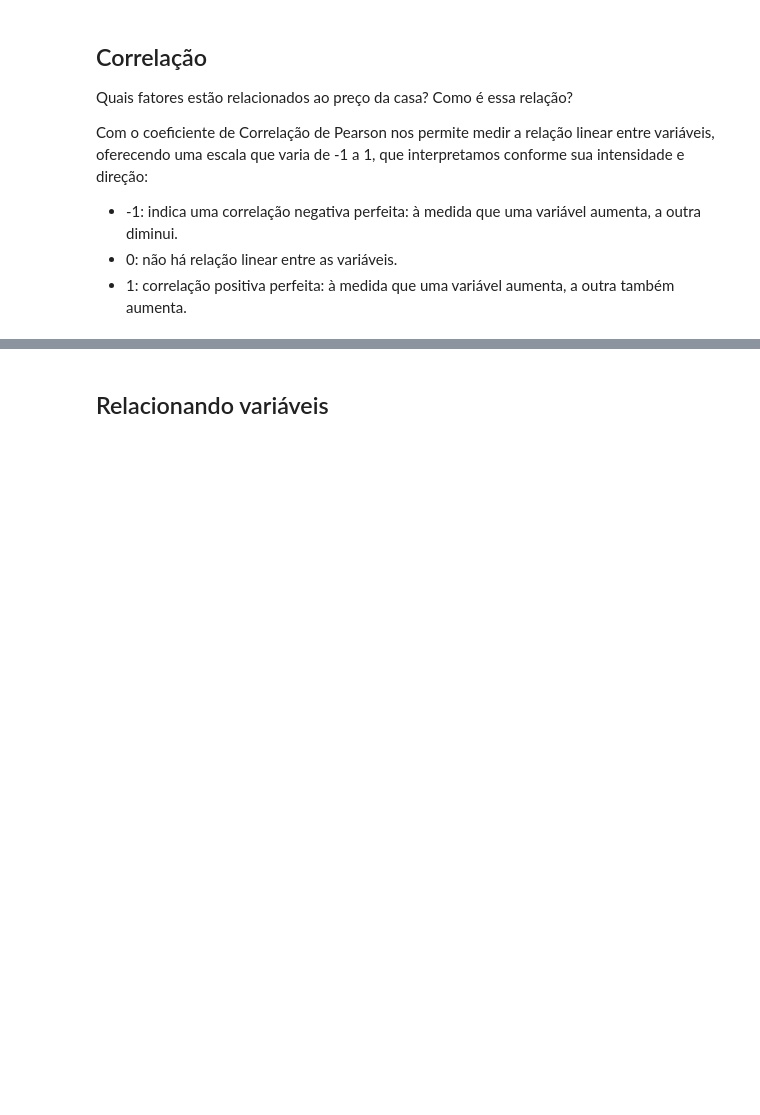
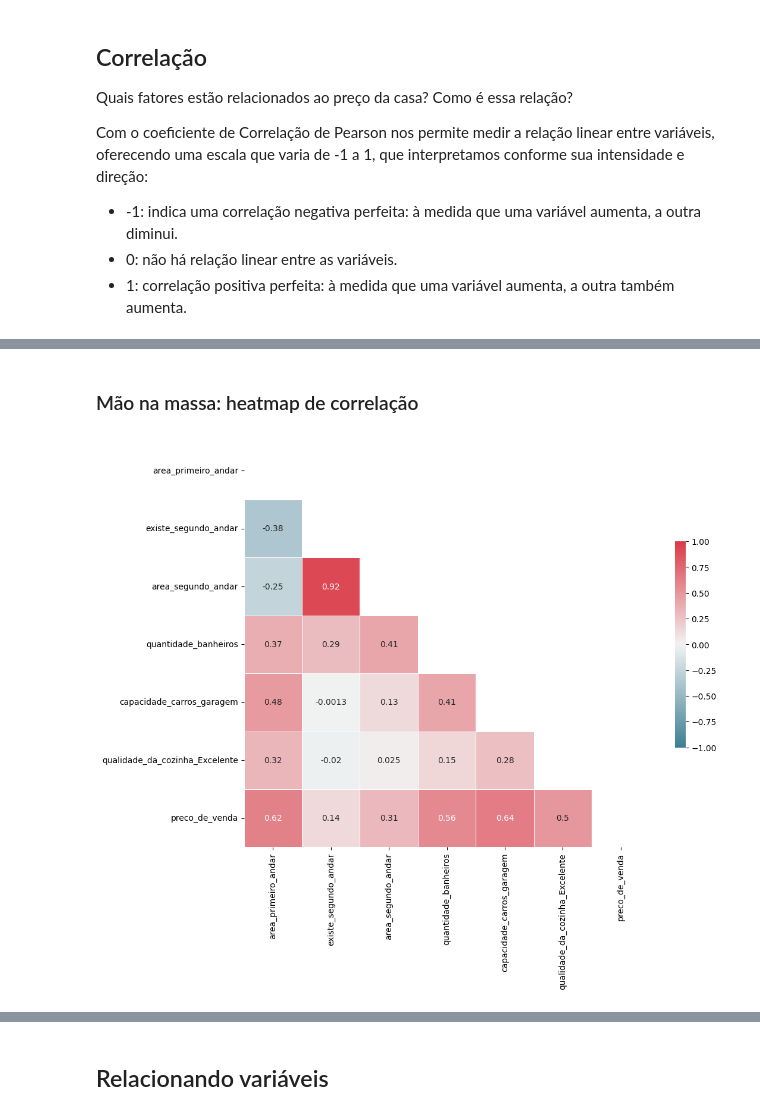
Before and after one commit to mauricioaalmeida/ONE-ML, a Jupyter notebook: [Aula_1]_Preços_de_Imóveis_Utilizando_Regressão_Linear.ipynb, the cells around one changed output, grey strips where cells are left out. Drawn from its saved outputs; the diff is of its cells as text; code cells hidden in the pictures; blank space fills up the shorter version.

```diff
--- a/[Aula_1]_Preços_de_Imóveis_Utilizando_Regressão_Linear.ipynb
+++ b/[Aula_1]_Preços_de_Imóveis_Utilizando_Regressão_Linear.ipynb
@@ -21,0 +27,5 @@ Base de dados simplificada e inspirada em [House Prices](https://www.kaggle.com/
+# %%
+#Lendo dados
+url = 'https://raw.githubusercontent.com/mauricioaalmeida/ONE-ML/refs/heads/main/data/Pre%C3%A7os_de_casas.csv'
+dados = pd.read_csv(url)
+dados. info()
@@ -24,3 +62,5 @@ Base de dados simplificada e inspirada em [House Prices](https://www.kaggle.com/
+# %%
+dados = dados.drop(columns='Id')
 # %% [markdown]
 ## Correlação
 
@@ -33,3 +73,5 @@ Com o coeficiente de Correlação de Pearson nos permite medir a relação linea
 * 1: correlação positiva perfeita: à medida que uma variável aumenta, a outra também aumenta.
 # %%
 # Correlação
+corr =dados.corr()
+corr
@@ -38,0 +102,22 @@ Com o coeficiente de Correlação de Pearson nos permite medir a relação linea
+# %% [markdown]
+### Mão na massa: heatmap de correlação
+# %%
+# Quais fatores estão mais correlacionados?
+
+# Gerar uma máscara para o triângulo superior
+mascara = np.zeros_like(corr, dtype=bool)
+mascara[np.triu_indices_from(mascara)] = True
+
+# Configurar a figura do matplotlib
+f, ax = plt.subplots(figsize=(11, 9))
+
+# Gerar o mapa de calor (heatmap)
+cmap = sns.diverging_palette(220, 10, as_cmap=True)
+
+sns.heatmap(corr, mask=mascara, cmap=cmap, vmax=1, vmin=-1, center=0,
+            square=True, linewidths=.5, annot=True, cbar_kws={"shrink": .5})
+
+# Exibir o mapa de calor (heatmap)
+plt.show()
+# %% [output]
+[figure, added]
```
Also changed, not shown: parts of 79 cells of this notebook.
